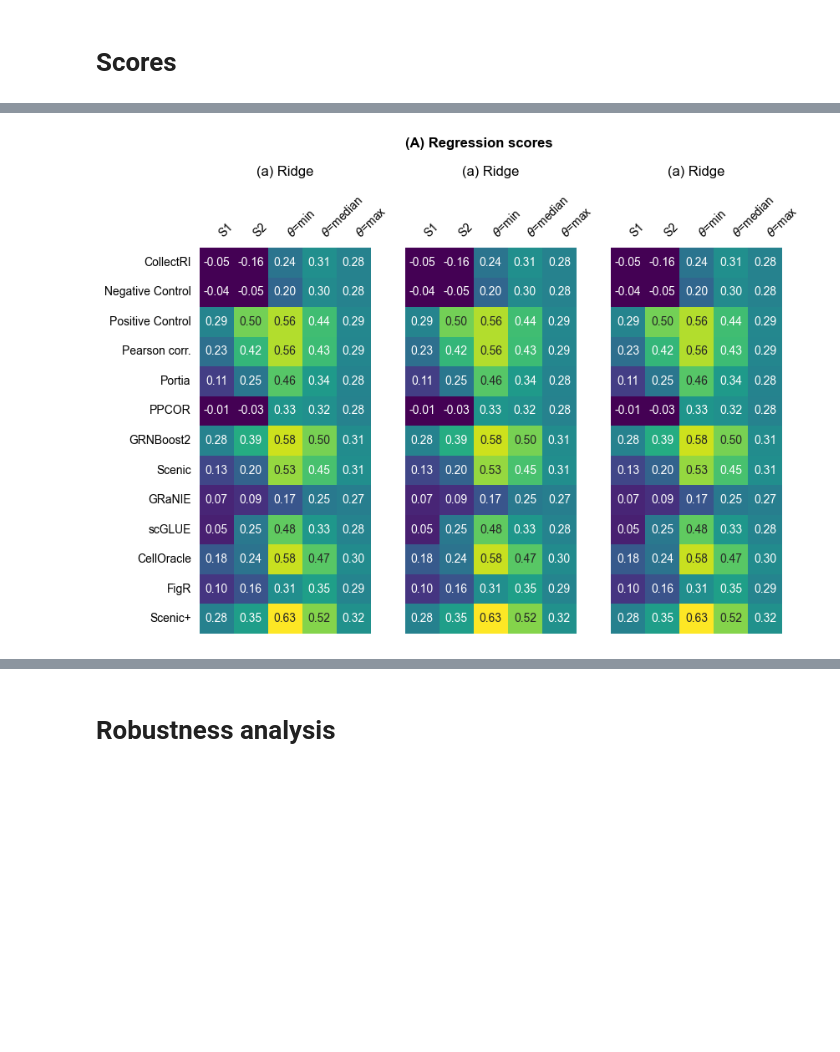
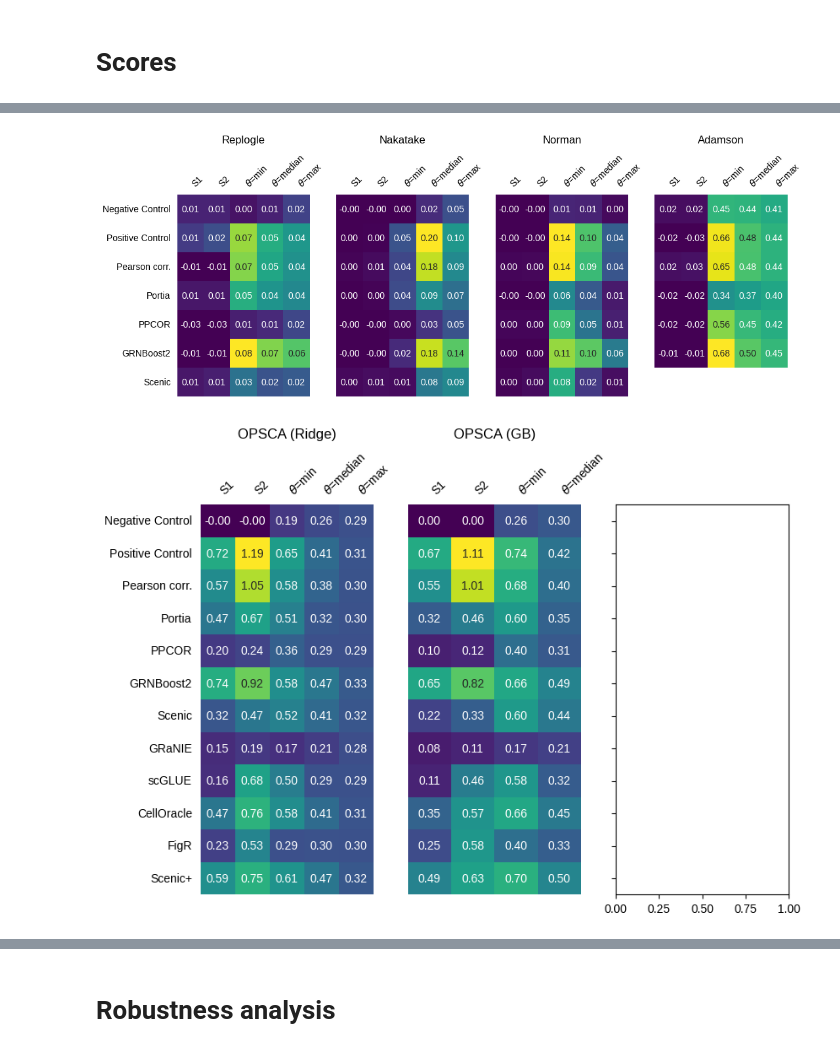
Before and after one commit to janursa/grn_benchmark, a Jupyter notebook: notebooks/process_results.ipynb, the cells around one changed output, grey strips where cells are left out. Cells and saved outputs as stored; diff of their text form; code cells hidden in the pictures; blank space fills up the shorter version.

```diff
--- a/notebooks/process_results.ipynb
+++ b/notebooks/process_results.ipynb
@@ -17,9 +17,12 @@ from src.helper import *
 # controls = ['negative_control','positive_control']
 # grn_models = ['collectri','granie', 'figr', 'celloracle', 'scglue', 'scenicplus']
 
-plt.rcParams['font.family'] = 'Arial'
+plt.rcParams['font.family'] = 'Liberation Sans'
 
 results_folder = '../results_folder'
 task_grn_inference_dir = '../../task_grn_inference'
+scores_dir = '../../task_grn_inference/resources/scores'
+
+datasets = ['op', 'replogle2', 'nakatake', 'norman', 'adamson']
 
 %matplotlib inline
@@ -28,8 +28,0 @@ task_grn_inference_dir = '../../task_grn_inference'
-# %%
-with open(os.path.join(task_grn_inference_dir, 'resources/prior', 'consensus-num-regulators.json'), 'r') as f:
-    data = json.load(f)
-gene_names_ = np.asarray(list(data.keys()), dtype=object)
-n_features = {}
-for theta in ['0', '0.1', '0.2', '0.3', '0.4', '0.5', '0.6', '0.7', '0.8', '0.9', '1']:
-    n_features[theta] = np.asarray([data[gene_name][theta] for gene_name in gene_names_], dtype=int)
-n_features_dict = {gene_name: i for i, gene_name in enumerate(gene_names_)}
@@ -129,18 +40,48 @@ fig.savefig(f"{results_folder}/benchmark/figs/benchmark_scores_skeleton_binarize
 # %%
-fig, axes = plt.subplots(1, 3, figsize=(9, 6), sharey=True)
+# - raw scores for all datasets - ridge
+fig, axes = plt.subplots(1, 4, figsize=(12, 4), sharey=True)
+for i, dataset in enumerate(datasets[1:]):
+    scores_mat = pd.read_csv(f'{scores_dir}/{dataset}/X_norm-50000-skeleton_False-binarize_True-ridge-global-False.csv', index_col=0)
 
-
-for i, name in enumerate(['ridge', 'ridge', 'ridge']):
-    scores_mat = pd.read_csv(f'{scores_dir}/50000-skeleton_True-binarize_True_pearson-{name}.csv', index_col=0)
+    if 'scenic' not in scores_mat.index:
+        scores_mat.loc['scenic',:] = np.nan
     scores_mat.columns = scores_mat.columns.map(surragate_names)
     scores_mat.index = scores_mat.index.map(surragate_names)
 
+
+
     ax = axes[i]
-    plot_heatmap(scores_mat_1, name='', ax=ax, cmap="viridis")
-    ax.set_title(f'(a) {name.capitalize()}', pad=15, fontsize=12)
+    plot_heatmap(scores_mat, name='', ax=ax, cmap="viridis")
+    ax.set_title(f'{surragate_names[dataset]}', pad=10, fontsize=12)
 
-fig.suptitle('(A) Regression scores ', y=1.1, fontsize=12, fontweight='bold')
+# fig.suptitle('(A) Regression scores', y=1.2, fontsize=12, fontweight='bold')
 # scores_ridge
-fig.savefig(f"{results_folder}/benchmark/figs/benchmark_scores.png", dpi=300, transparent=True, bbox_inches='tight')
+# fig.savefig(f"{results_folder}/benchmark/figs/benchmark_scores_skeleton_binarized.png", dpi=300, transparent=True, bbox_inches='tight')
 # %% [output]
-[figure, old version]
+[figure, new version]
+# %%
+fig, axes = plt.subplots(1, 3, figsize=(9, 6), sharey=True)
+dataset = 'op'
+for i, reg_type in enumerate(['ridge', 'GB']):
+    scores_mat = pd.read_csv(f'{scores_dir}/{dataset}/X_norm-50000-skeleton_False-binarize_True-{reg_type}-global-False.csv', index_col=0)
+    if 'collectri' in scores_mat.index:
+        scores_mat = scores_mat.drop('collectri')
+    scores_mat.columns = scores_mat.columns.map(surragate_names)
+    scores_mat.index = scores_mat.index.map(surragate_names)
+
+    ax = axes[i]
+    plot_heatmap(scores_mat, name='', ax=ax, cmap="viridis")
+    ax.set_title(f"{surragate_names[dataset]} ({reg_type.capitalize() if not reg_type.isupper() else reg_type})", pad=10, fontsize=12)
+
+# flobal
+# scores_mat = pd.read_csv(f'{scores_dir}/{dataset}/X_norm-50000-skeleton_True-binarize_True-ridge-global-False.csv', index_col=0)
+# scores_mat.columns = scores_mat.columns.map(surragate_names)
+# scores_mat.index = scores_mat.index.map(surragate_names)
+
+# ax = axes[i]
+# plot_heatmap(scores_mat, name='', ax=ax, cmap="viridis")
+# ax.set_title(f"{surragate_names[dataset]} (Ridge)-(Skeleton applied)", pad=10, fontsize=12)
+
+# fig.suptitle('(A) Regression scores (ridge)', y=1.2, fontsize=12, fontweight='bold')
+# %% [output]
+[figure, added]
```
Also changed, not shown: parts of 7 cells of this notebook, 4 other files.
